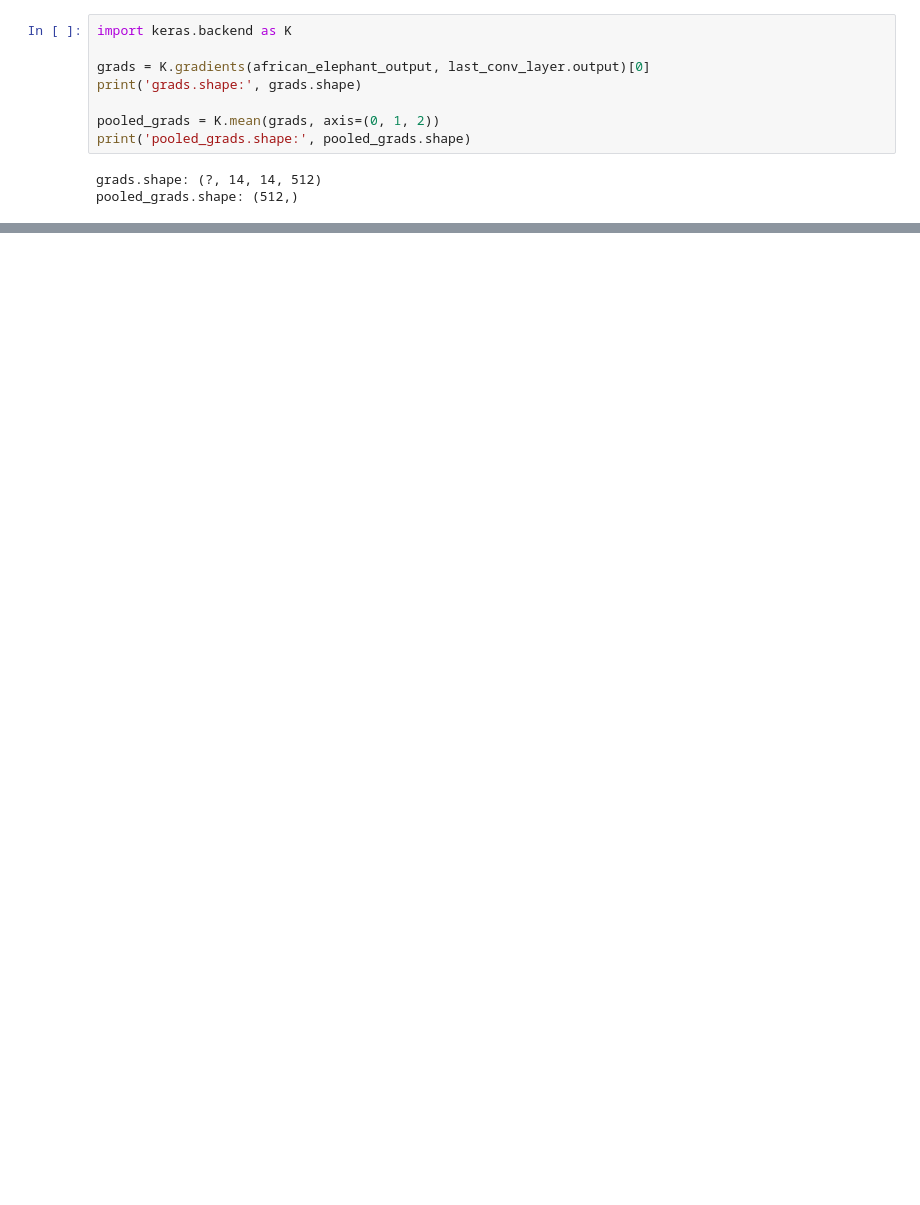
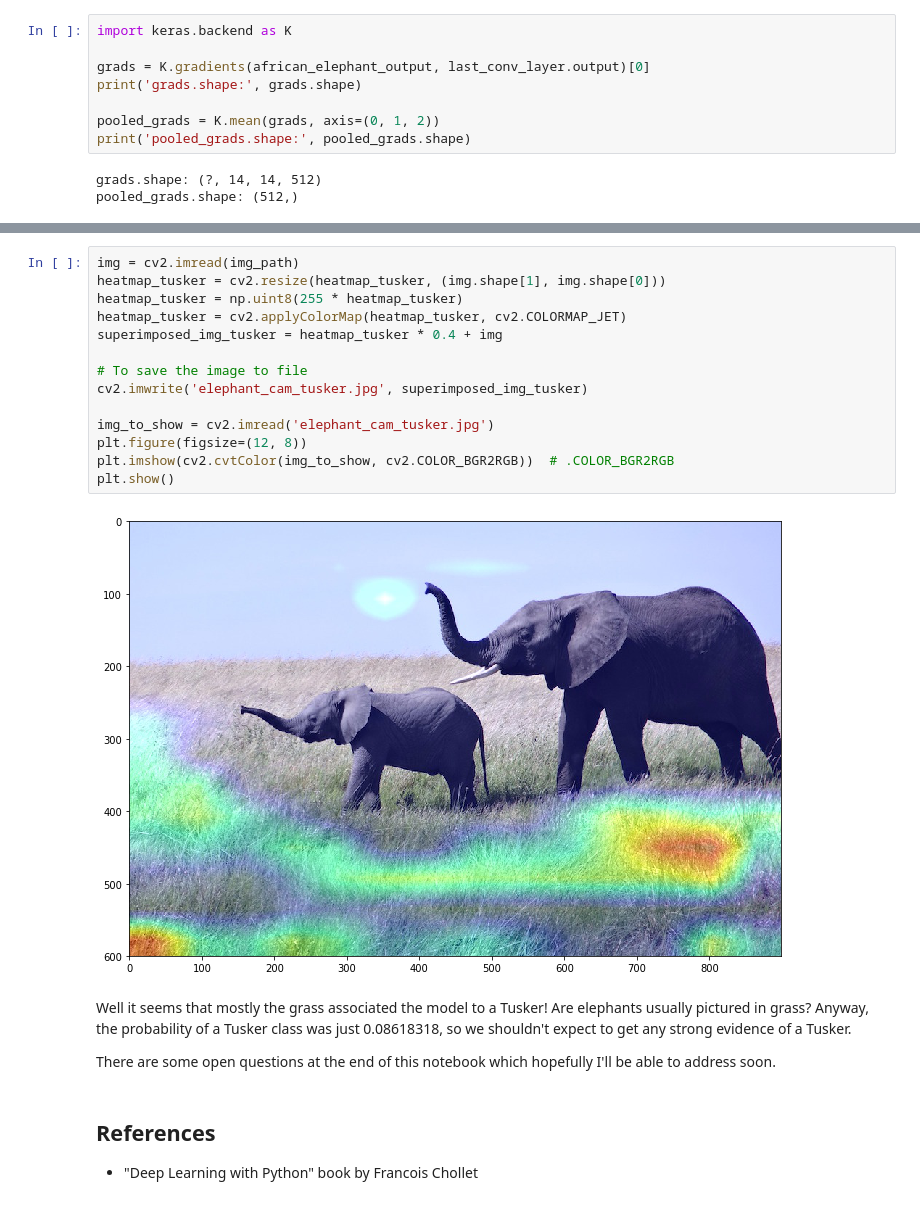
Before and after one commit to mappls/Playfield, a Jupyter notebook: keras/8_visualise_convnet_class_activations.ipynb, the cells around one changed output, grey strips where cells are left out. Cells and saved outputs as stored; diff of their text form; blank space fills up the shorter version.

```diff
--- a/keras/8_visualise_convnet_class_activations.ipynb
+++ b/keras/8_visualise_convnet_class_activations.ipynb
@@ -82,0 +125,23 @@ plt.show()
+# %%
+img = cv2.imread(img_path)
+heatmap_tusker = cv2.resize(heatmap_tusker, (img.shape[1], img.shape[0]))
+heatmap_tusker = np.uint8(255 * heatmap_tusker)
+heatmap_tusker = cv2.applyColorMap(heatmap_tusker, cv2.COLORMAP_JET)
+superimposed_img_tusker = heatmap_tusker * 0.4 + img
+
+# To save the image to file
+cv2.imwrite('elephant_cam_tusker.jpg', superimposed_img_tusker)
+
+img_to_show = cv2.imread('elephant_cam_tusker.jpg')
+plt.figure(figsize=(12, 8))
+plt.imshow(cv2.cvtColor(img_to_show, cv2.COLOR_BGR2RGB))  # .COLOR_BGR2RGB
+plt.show()
+# %% [output]
+[figure, added]
+# %% [markdown]
+Well it seems that mostly the grass associated the model to a Tusker! Are elephants usually pictured in grass? Anyway, the probability of a Tusker class was just 0.08618318, so we shouldn't expect to get any strong evidence of a Tusker.
+
+There are some open questions at the end of this notebook which hopefully I'll be able to address soon.
+# %% [markdown]
+## References
+- "Deep Learning with Python" book by Francois Chollet
```
Also changed, not shown: parts of 11 cells of this notebook.
